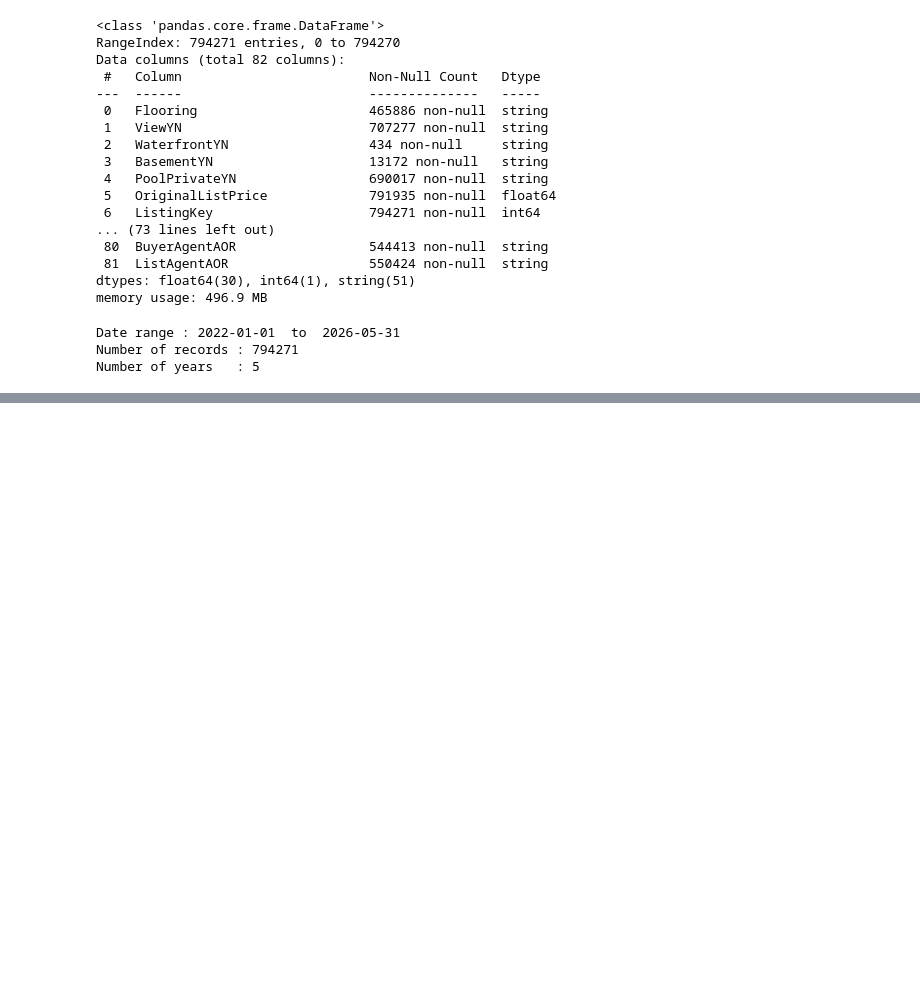
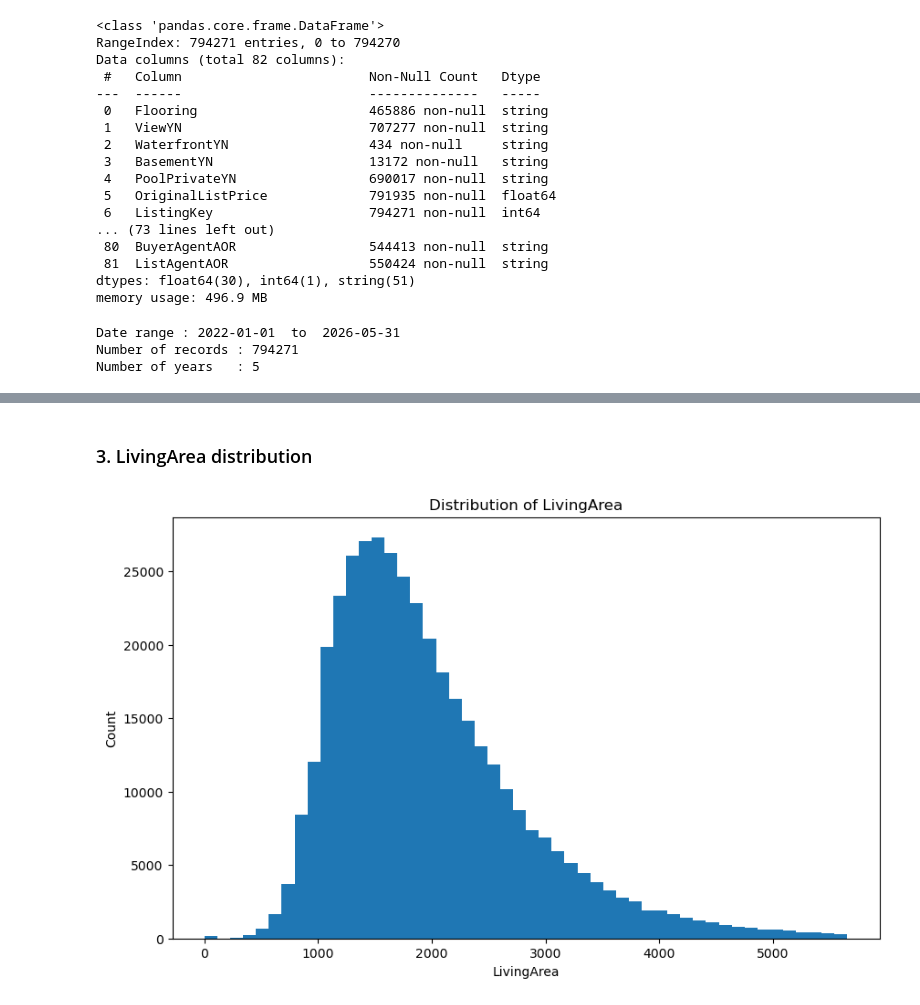
Before and after one commit to jasperfc/IDX-Exchange, a Jupyter notebook: Notebook/notebook_01_exploration.ipynb, the cells around one changed output, grey strips where cells are left out. Cells and saved outputs as stored; diff of their text form; code cells hidden in the pictures; blank space fills up the shorter version.

```diff
--- a/Notebook/notebook_01_exploration.ipynb
+++ b/Notebook/notebook_01_exploration.ipynb
@@ -84,0 +157,14 @@ ValueError: The truth value of a Series is ambiguous. Use a.empty, a.bool(), a.i
+# %% [markdown]
+### 3. LivingArea distribution
+# %%
+living_area_99 = df["LivingArea"].quantile(0.99)
+
+plt.figure(figsize = (10, 6))
+plt.hist(df.loc[df["LivingArea"] <= living_area_99, "LivingArea"].dropna(), bins = 50)
+plt.title("Distribution of LivingArea")
+plt.xlabel("LivingArea")
+plt.ylabel("Count")
+plt.ticklabel_format(style = "plain", axis = "x")
+plt.show()
+# %% [output]
+[figure, added]
```
Also changed, not shown: parts of 31 cells of this notebook.
